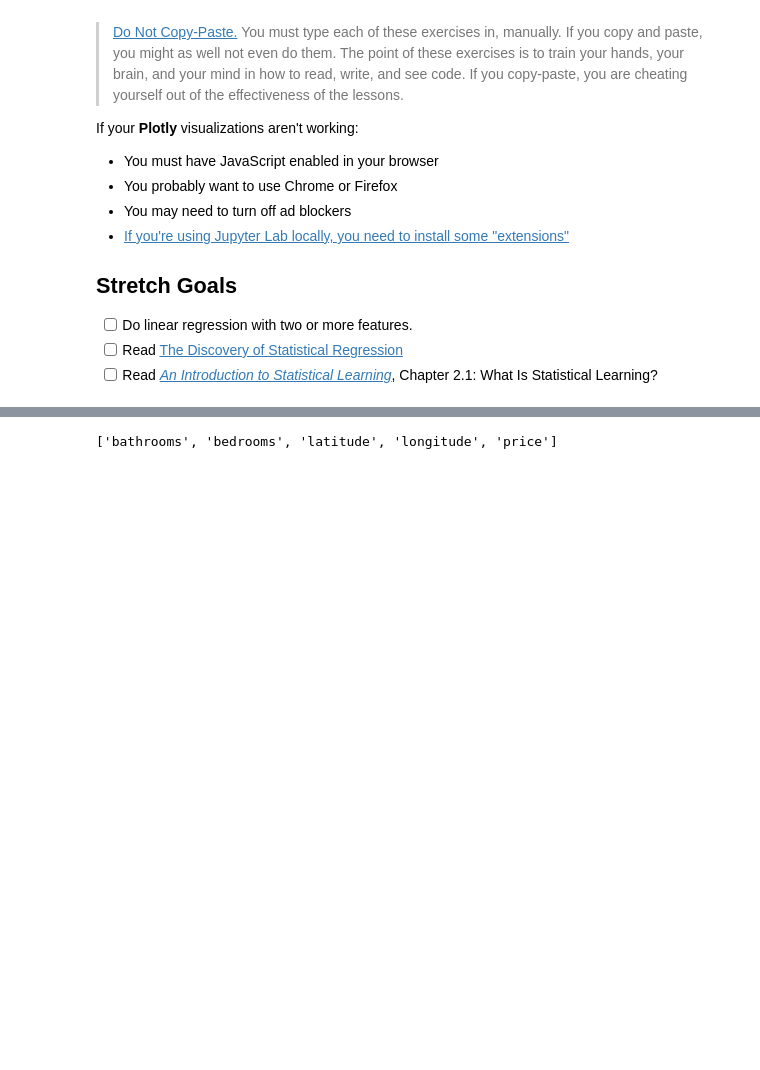
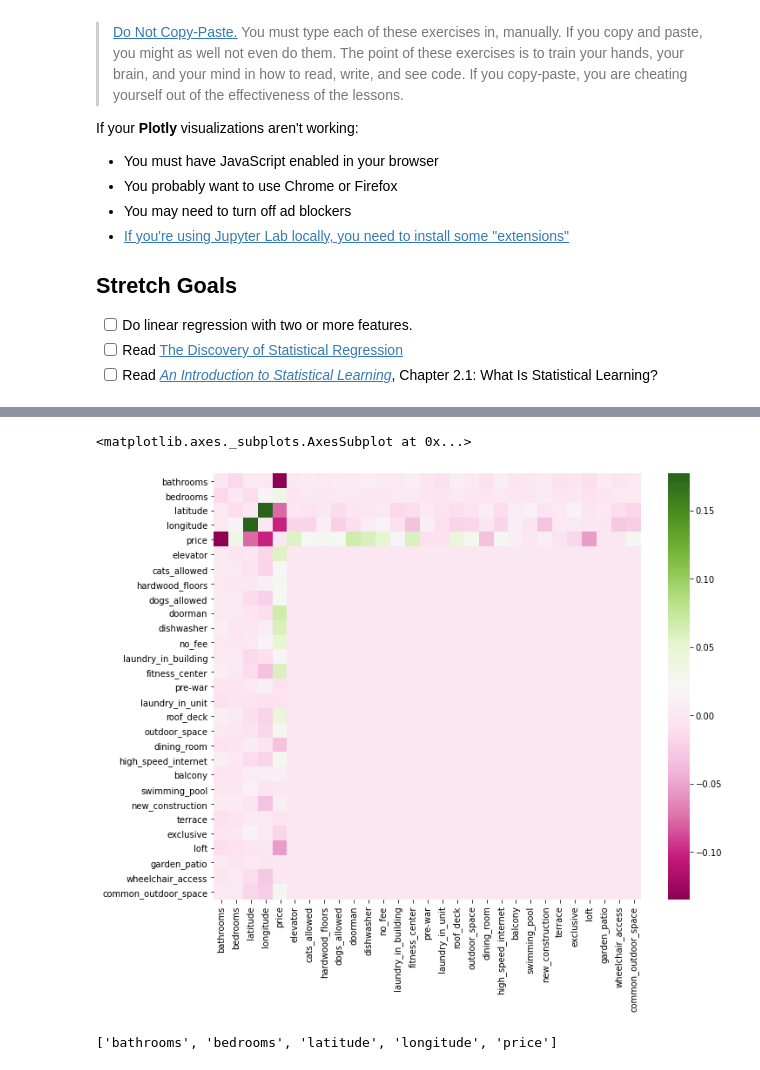
Before and after one commit to jrslagle/DS-Unit-2-Linear-Models, a Jupyter notebook: module1-regression-1/LS_DS_211_assignment.ipynb, the cells around one changed output, grey strips where cells are left out. Drawn from its saved outputs; the diff is of its cells as text; code cells hidden in the pictures; blank space fills up the shorter version.

```diff
--- a/module1-regression-1/LS_DS_211_assignment.ipynb
+++ b/module1-regression-1/LS_DS_211_assignment.ipynb
@@ -87,3 +87,13 @@ sms.heatmap(apartments.corr())
+# %%
+# Let's get a sense for which columns correlate
+import seaborn as sms
+import matplotlib.pyplot as plt
+
+plt.figure(figsize=(11,9))
+sms.heatmap(apartments.corr(method='spearman')-apartments.corr(method='pearson'), cmap='PiYG')
+# %% [output]
+<matplotlib.axes._subplots.AxesSubplot at 0x...>
+[figure, added]
 # %%
 # Okay, most of those columns are either 0 or 1, or words.
 # Lets trim this down to numberic columns with more than 2 unique values
```
Also changed, not shown: parts of 1 cell of this notebook.
